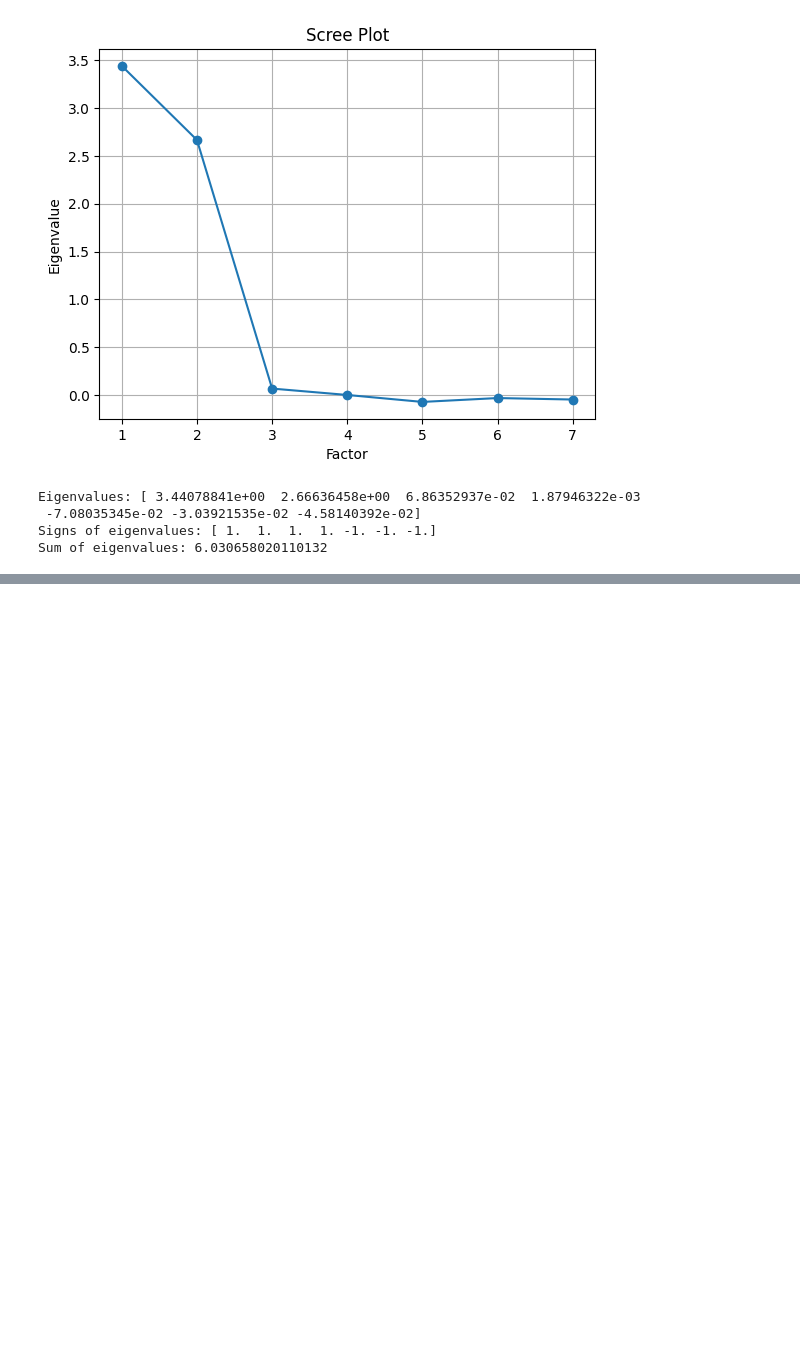
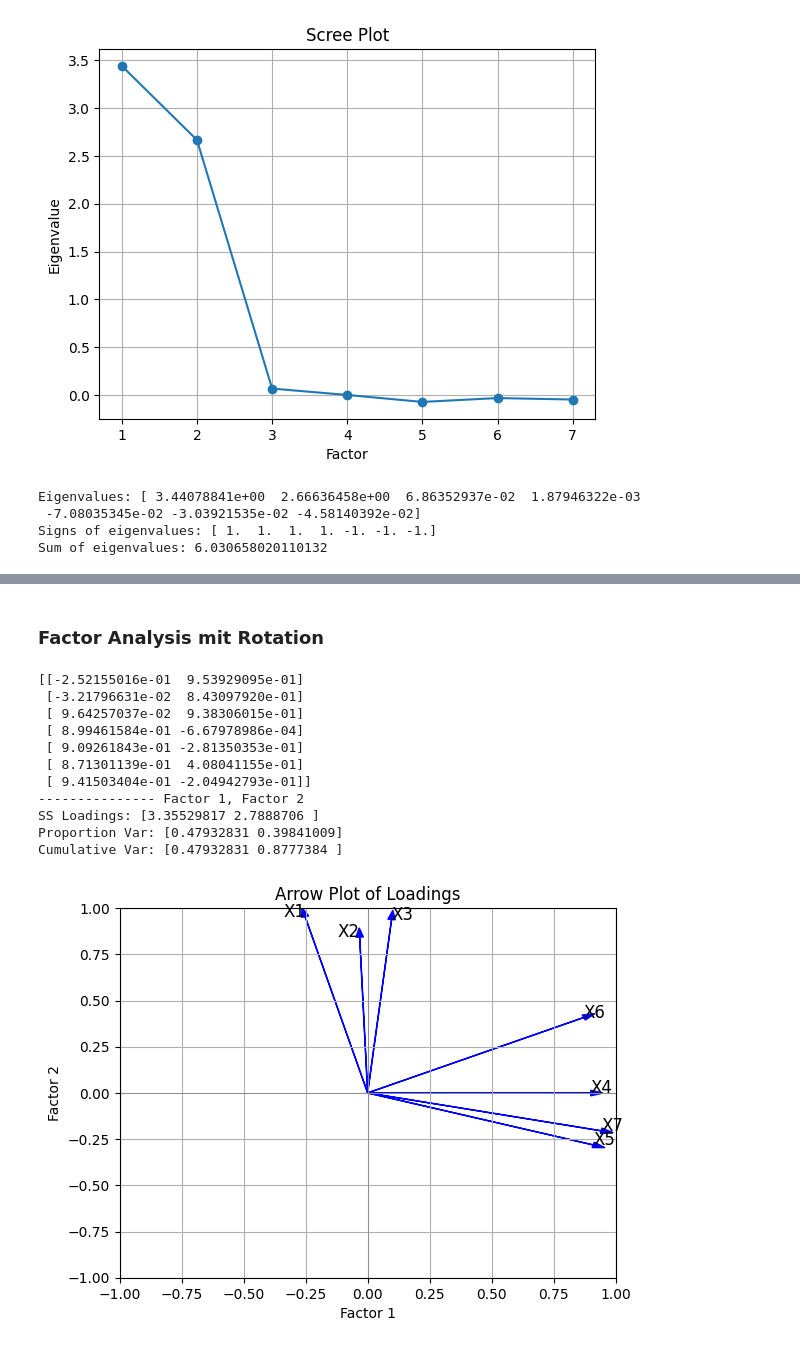
Before and after one commit to tombk556/Mehrdim.-Datenanalyse-und-stat.-Lernverfahren, a Jupyter notebook: Python/Prüfungsbeispiele.ipynb, the cells around one changed output, grey strips where cells are left out. Saved outputs shown, nothing was run; the diff lists cells and outputs as text; code cells hidden in the pictures; blank space fills up the shorter version.

```diff
--- a/Python/Prüfungsbeispiele.ipynb
+++ b/Python/Prüfungsbeispiele.ipynb
@@ -467,0 +500,30 @@ print(fa_auto_lad)
+# %% [markdown]
+### Factor Analysis mit Rotation
+# %%
+fa = FactorAnalyzer(n_factors=2, rotation="varimax", method="ml")
+fa.fit(matrix)
+fa_loadings = fa.loadings_
+ss_loading, proportion_var, cum_var = fa.get_factor_variance()
+
+# Extract the loadings for the first two factors
+fa_auto_lad = fa_loadings[:, :2]
+print(fa_auto_lad)
+print("--------------- Factor 1, Factor 2 ")
+print("SS Loadings:", ss_loading)
+print("Proportion Var:", proportion_var)
+print("Cumulative Var:", cum_var)
+
+arrow_plot(fa_auto_lad, df.columns)
+# %% [output]
+[[-2.52155016e-01  9.53929095e-01]
+ [-3.21796631e-02  8.43097920e-01]
+ [ 9.64257037e-02  9.38306015e-01]
+ [ 8.99461584e-01 -6.67978986e-04]
+ [ 9.09261843e-01 -2.81350353e-01]
+ [ 8.71301139e-01  4.08041155e-01]
+ [ 9.41503404e-01 -2.04942793e-01]]
+--------------- Factor 1, Factor 2
+SS Loadings: [3.35529817 2.7888706 ]
+Proportion Var: [0.47932831 0.39841009]
+Cumulative Var: [0.47932831 0.8777384 ]
+[figure, added]
```
Also changed, not shown: parts of 3 cells of this notebook.
